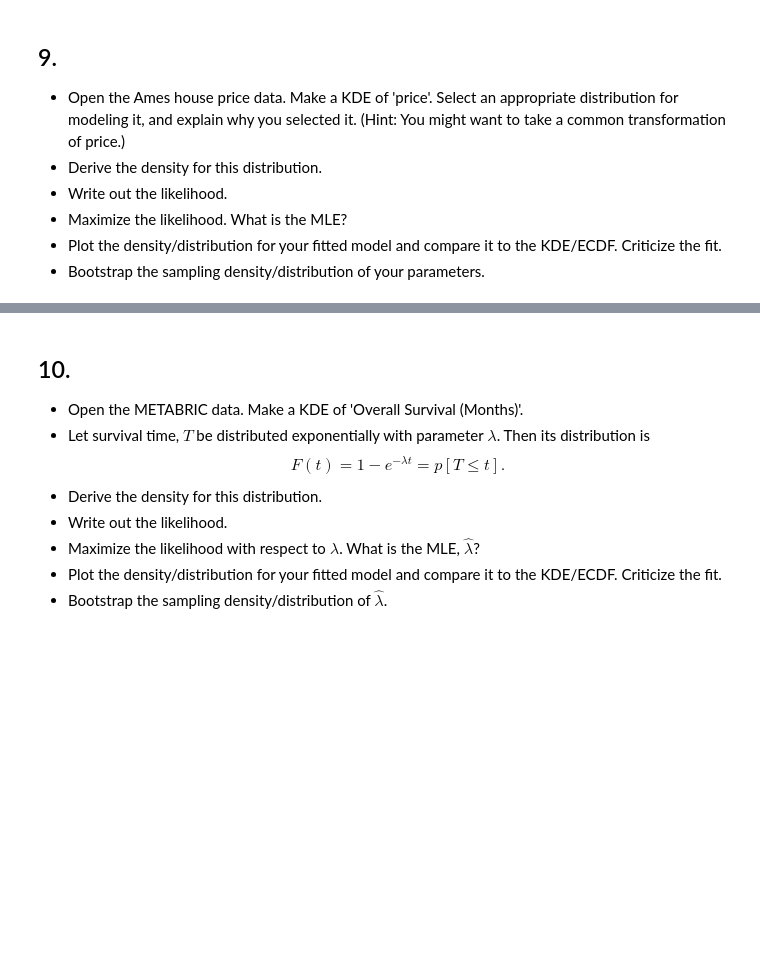
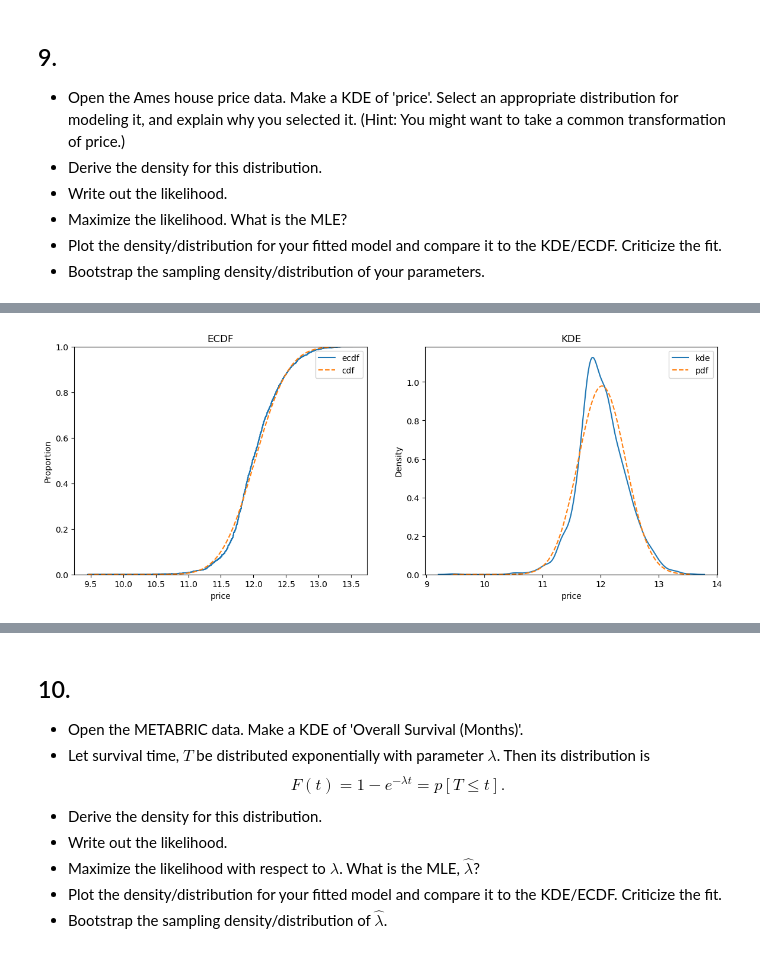
Before and after one commit to andersone17/Uncertainty_Assignment_7, a Jupyter notebook: assignment_7.ipynb, the cells around one changed output, grey strips where cells are left out. Drawn from its saved outputs; the diff is of its cells as text; code cells hidden in the pictures; blank space fills up the shorter version.

```diff
--- a/assignment_7.ipynb
+++ b/assignment_7.ipynb
@@ -205,0 +299,21 @@ $$
+# %%
+# Plot the density/distribution for your fitted model and compare it to the KDE/ECDF. Criticize the fit.
+    # We basically did this above when we mapped the normal distribution on top of the histogram/PMF but we can do it again below with the CDF and PDF.
+mu_hat = np.mean(log_price)
+sigma_hat = np.std(log_price)
+
+grid = np.linspace(log_price.min(), log_price.max(), 500)
+
+cdf = norm.cdf(grid, loc=mu_hat, scale=sigma_hat)
+pdf = norm.pdf(grid, loc=mu_hat, scale=sigma_hat)
+
+fig, axes = plt.subplots(1,2,figsize=(14,5))
+sns.ecdfplot(x=log_price,ax=axes[0],label='ecdf')
+sns.lineplot(x=grid,y=cdf,ax=axes[0],label='cdf',linestyle='--')
+axes[0].set_title('ECDF')
+sns.kdeplot(x=log_price,ax=axes[1],label='kde')
+sns.lineplot(x=grid,y=pdf,ax=axes[1],label='pdf',linestyle='--')
+axes[1].set_title('KDE')
+plt.show()
+# %% [output]
+[figure, added]
```
Also changed, not shown: parts of 10 cells of this notebook.
